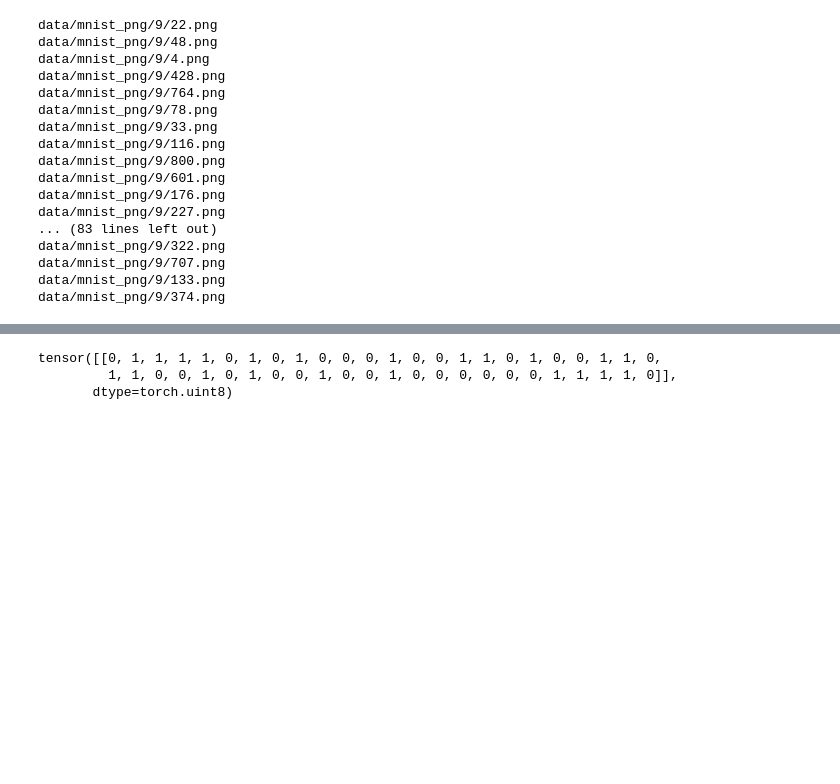
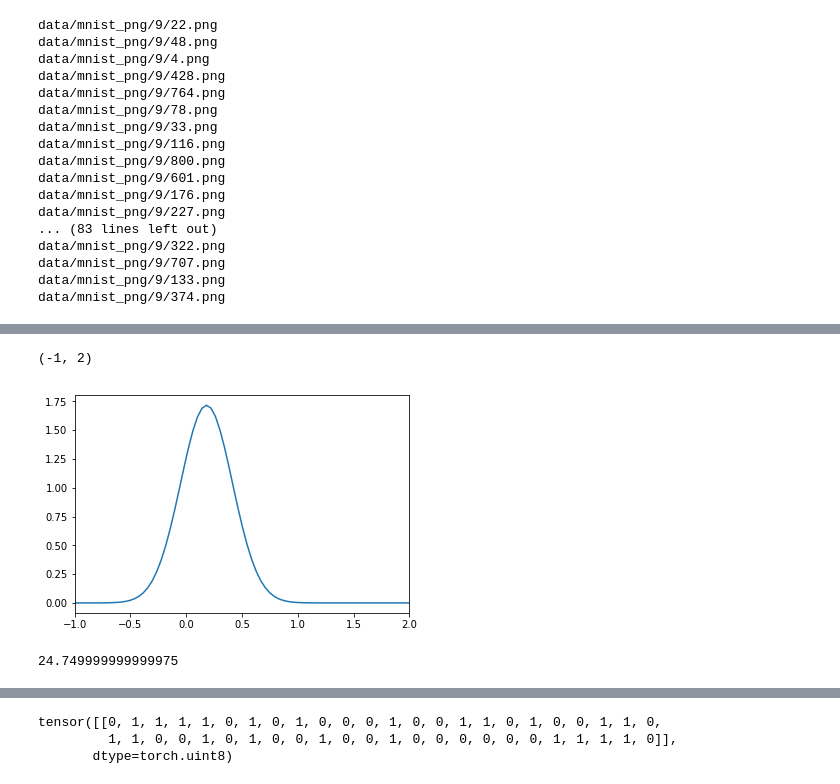
Before and after one commit to Jawae/deephash_pytorch, a Jupyter notebook: mnist _ deep hash _cpu.ipynb, the cells around one changed output, grey strips where cells are left out. Saved outputs shown, nothing was run; the diff lists cells and outputs as text; code cells hidden in the pictures; blank space fills up the shorter version.

```diff
--- a/mnist _ deep hash _cpu.ipynb
+++ b/mnist _ deep hash _cpu.ipynb
@@ -117,0 +108,5 @@ learner.callbacks[0].outputs
+# %%
+def estimateGaussian(dataset):
+    mu = np.mean(dataset, axis=0)
+    sigma = np.cov(dataset.T)
+    return mu, sigma
@@ -117,0 +286,5 @@ learner.callbacks[0].outputs
+# %%
+mu, sigma = estimateGaussian(ref)
+p = multivariateGaussian(ref,mu,sigma)
+
+p_cv = multivariateGaussian(ref_cv,mu,sigma)
@@ -117,0 +382,4 @@ learner.callbacks[0].outputs
+# %%
+x_test = np.linspace(-2,2,num=100)
+# %%
+y_test = [norm.pdf(x, mu, sigma) for x in x_test]
@@ -117,0 +406,10 @@ learner.callbacks[0].outputs
+# %%
+plt.plot(x_test, y_test)
+plt.xlim(-1,2)
+# %% [output]
+(-1, 2)
+[figure, added]
+# %%
+sum(y_test)
+# %% [output]
+24.749999999999975
```
Also changed, not shown: parts of 47 cells of this notebook.
